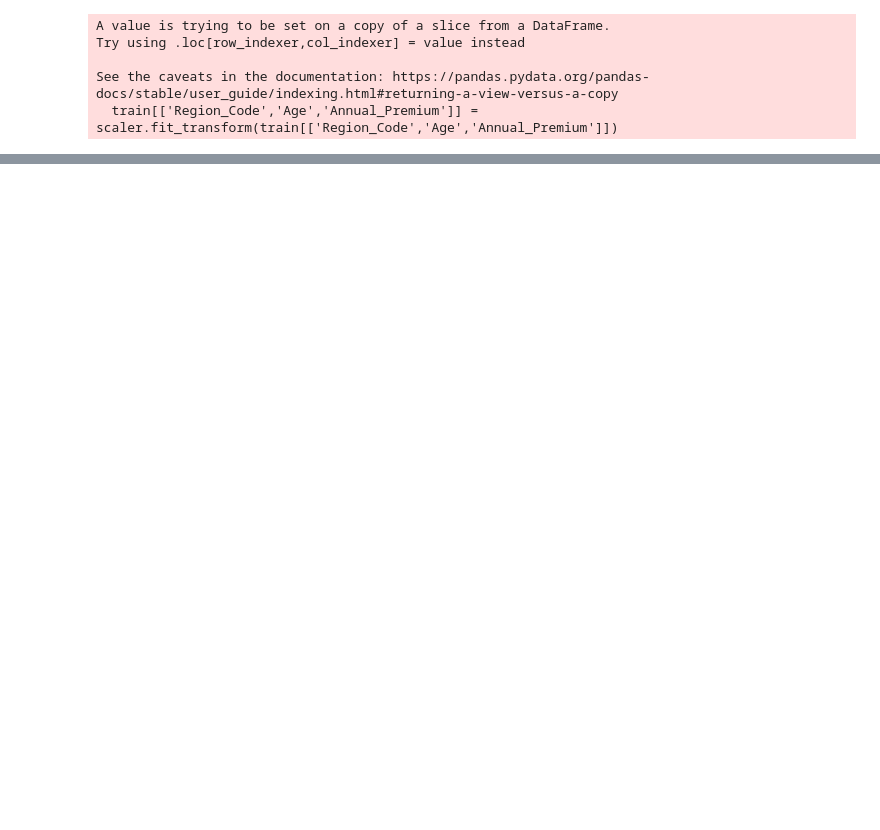
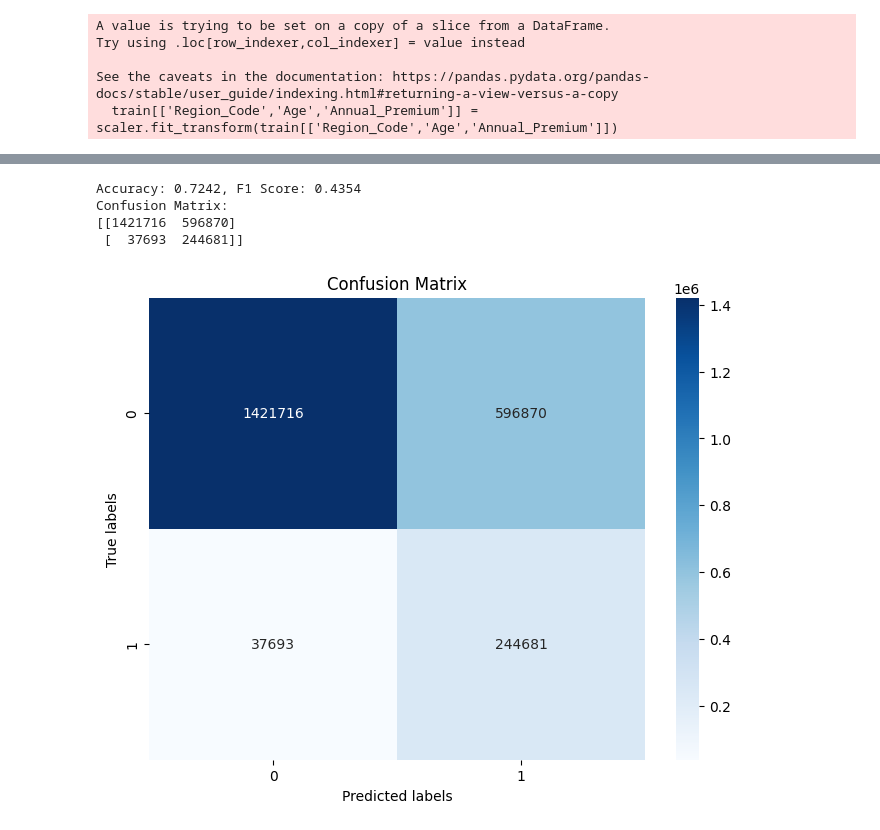
Before and after one commit to sonjaove/kaggle-solutions, a Jupyter notebook: s4e7/competition.ipynb, the cells around one changed output, grey strips where cells are left out. Saved outputs shown, nothing was run; the diff lists cells and outputs as text; code cells hidden in the pictures; blank space fills up the shorter version.

```diff
--- a/s4e7/competition.ipynb
+++ b/s4e7/competition.ipynb
@@ -118,0 +155,3 @@ train
+# %%
+train=train.drop('Previously_Insured',axis=1)
+test=test.drop('Previously_Insured',axis=1)
@@ -132,7 +182,8 @@ train_labels_tensor = torch.tensor(train_labels, dtype=torch.float32)  # Use dty
 class CustomDataset(Dataset):
     def __init__(self, features, labels):
         self.features = features
-        self.labels = labels
+        if labels is not None:
+            self.labels = labels
 
     def __len__(self):
         return len(self.features)
@@ -142,6 +193,7 @@ class CustomDataset(Dataset):
 
 # Create the dataset
 dataset = CustomDataset(train_features_tensor, train_labels_tensor)
-
+test_dataset = CustomDataset(test_features_tensor, test_labels_tensor)
 # Create the DataLoader
 dataloader = DataLoader(dataset, batch_size=32, shuffle=True)
+test_dataloader = DataLoader(test_dataset, batch_size=32, shuffle=True)
@@ -194,0 +310,43 @@ Epoch 5/5, Average Loss: 0.2688
+# %%
+#getting the model in the evaluation mode
+model.eval()
+
+# Store all predictions for evaluation
+all_predictions = []
+all_predictions = []
+all_labels = []
+
+# Deactivate autograd engine
+with torch.no_grad():
+    for batch in test_dataloader:
+        features, labels = batch
+        #features, labels = features.to(device), labels.to(device)
+        predictions = model(features)
+        predictions = predictions.squeeze(1)
+        binary_predictions = (predictions > 0.5).cpu().tolist()
+        all_predictions.extend(binary_predictions)
+        all_labels.extend(labels.cpu().tolist())
+
+# Calculate accuracy and F1 score
+accuracy = accuracy_score(all_labels, all_predictions)
+f1 = f1_score(all_labels, all_predictions)
+print(f'Accuracy: {accuracy:.4f}, F1 Score: {f1:.4f}')
+
+# Plot the confusion matrix
+conf_matrix = confusion_matrix(all_labels, all_predictions)
+print('Confusion Matrix:')
+print(conf_matrix)
+
+#plotting the confusion matrix
+plt.figure(figsize=(8, 6))
+sns.heatmap(conf_matrix, annot=True, fmt='d', cmap='Blues')
+plt.xlabel('Predicted labels')
+plt.ylabel('True labels')
+plt.title('Confusion Matrix')
+plt.show()
+# %% [output]
+Accuracy: 0.7242, F1 Score: 0.4354
+Confusion Matrix:
+[[1421716  596870]
+ [  37693  244681]]
+[figure, added]
```
Also changed, not shown: parts of 26 cells of this notebook.
